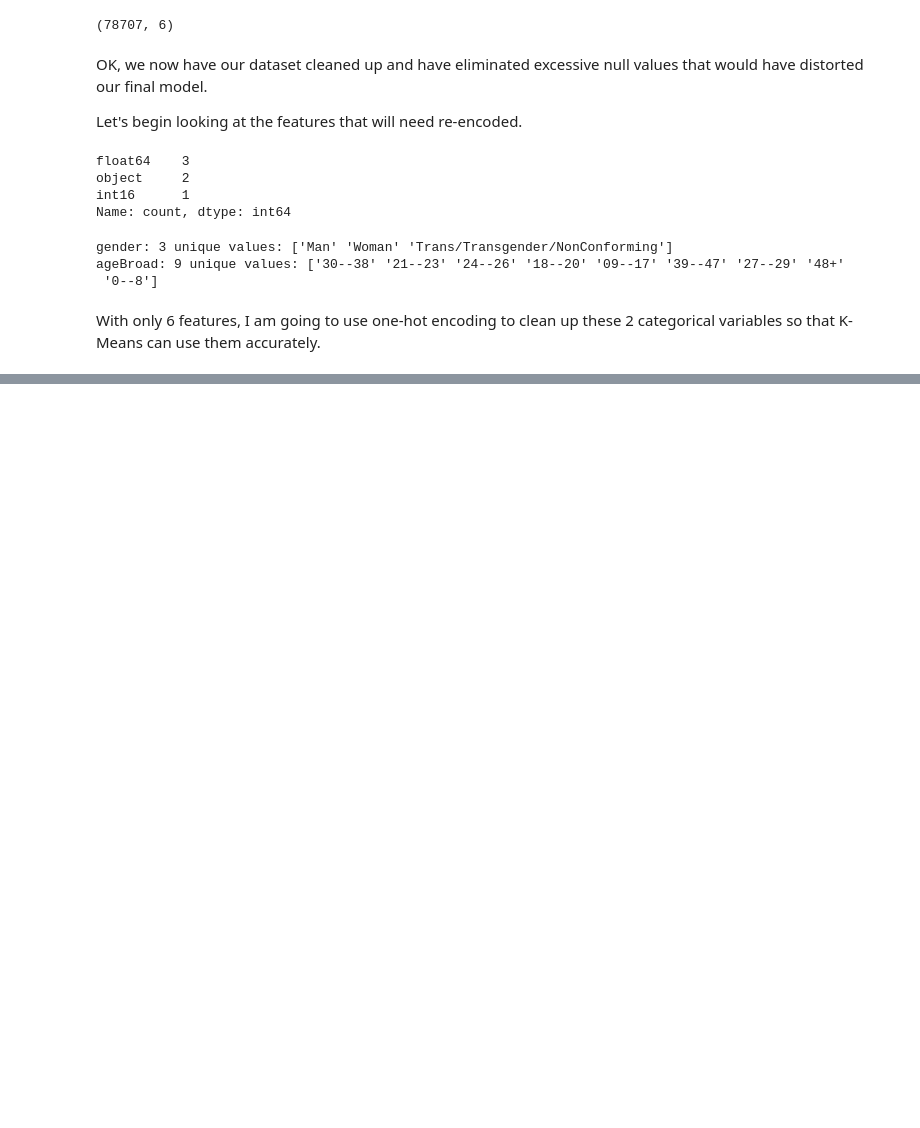
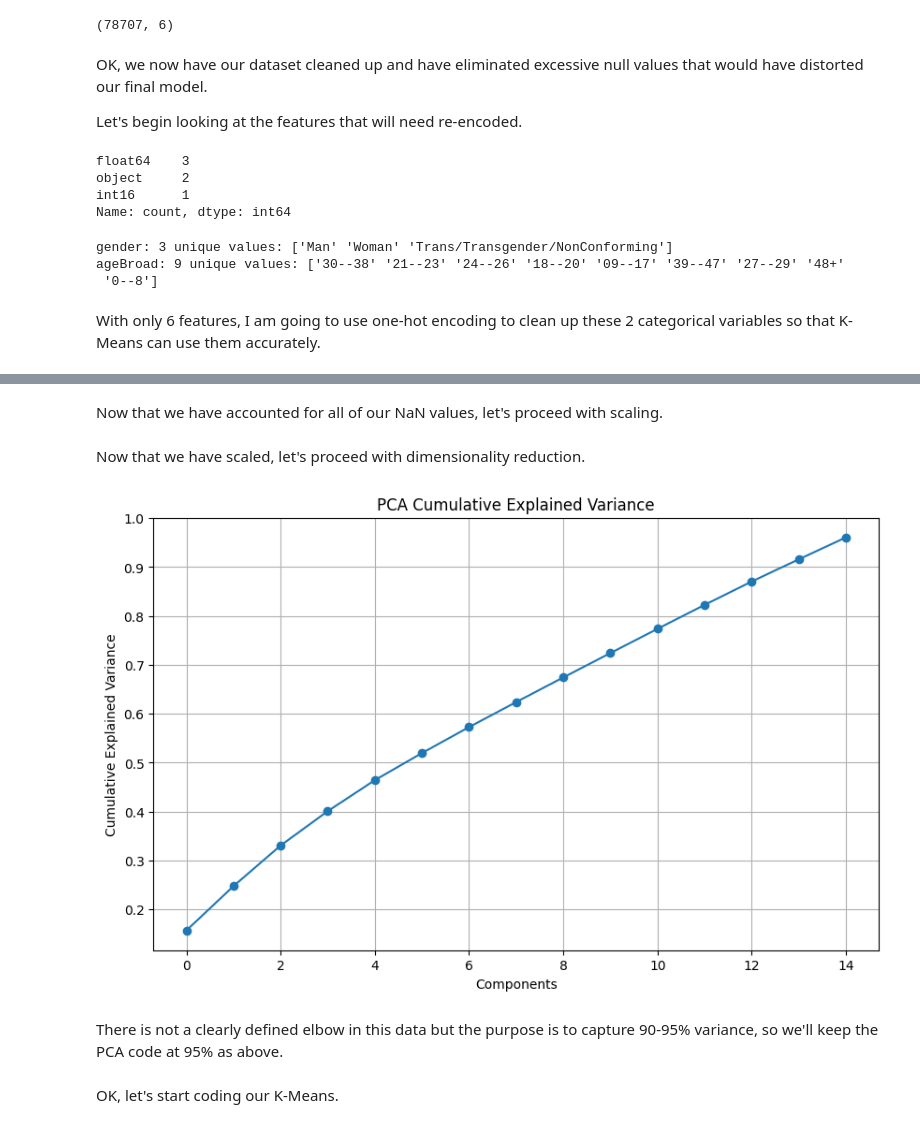
Before and after one commit to C-Shells/D502-Data-Analytics-Capstone, a Jupyter notebook: data_analysis.ipynb, the cells around one changed output, grey strips where cells are left out. Drawn from its saved outputs; the diff is of its cells as text; code cells hidden in the pictures; blank space fills up the shorter version.

Commit message:
Working on K-Means

```diff
--- a/data_analysis.ipynb
+++ b/data_analysis.ipynb
@@ -945,3 +948,15 @@ ageBroad: 9 unique values: ['30--38' '21--23' '24--26' '18--20' '09--17' '39--47
  '0--8']
 # %% [markdown]
 With only 6 features, I am going to use one-hot encoding to clean up these 2 categorical variables so that K-Means can use them accurately.
+# %%
+# One-Hot Encode categorical variables
+encoder = OneHotEncoder(sparse_output=False, handle_unknown='ignore')
+
+# Fit and transform the data
+encoded_data = encoder.fit_transform(df_ml[columns_categorical])
+
+# Create a DataFrame with the encoded data
+encoded_df = pd.DataFrame(encoded_data, columns=encoder.get_feature_names_out(columns_categorical), index=df_ml.index)
+
+# Concatenate the encoded columns back to the original dataframe and drop original categorical columns
+df_ml = pd.concat([df_ml.drop(columns=columns_categorical), encoded_df], axis=1)
@@ -947,0 +985,11 @@ With only 6 features, I am going to use one-hot encoding to clean up these 2 cat
+# %%
+# Add missing indicator columns for any remaining columns with missing data
+for col in df_ml.columns:
+    if df_ml[col].isna().sum() > 0:
+        df_ml[f"{col}_missing"] = df_ml[col].isna().astype(int)
+
+# Fill missing values with 0
+for col in df_ml.columns:
+    df_ml[col] = df_ml[col].fillna(0)
+
+df_ml.info()
@@ -947,0 +1014,31 @@ With only 6 features, I am going to use one-hot encoding to clean up these 2 cat
+# %% [markdown]
+Now that we have accounted for all of our NaN values, let's proceed with scaling.
+# %%
+# Standardize the data
+
+scaler = StandardScaler()
+df_ml[df_ml.columns] = scaler.fit_transform(df_ml[df_ml.columns])
+# %% [markdown]
+Now that we have scaled, let's proceed with dimensionality reduction.
+# %%
+# Perform PCA to reduce dimensionality
+pca = PCA(n_components=0.95)  # Retain 95% of variance
+pca_components = pca.fit_transform(df_ml)
+# %%
+# Investigate the variance accounted for by each principal component.
+
+expl_var = pca.explained_variance_ratio_
+
+plt.figure(figsize=(10,6))
+plt.plot(np.cumsum(expl_var), marker='o')
+plt.xlabel('Components')
+plt.ylabel('Cumulative Explained Variance')
+plt.title('PCA Cumulative Explained Variance')
+plt.grid(True)
+plt.show()
+# %% [output]
+[figure, added]
+# %% [markdown]
+There is not a clearly defined elbow in this data but the purpose is to capture 90-95% variance, so we'll keep the PCA code at 95% as above.
+# %% [markdown]
+OK, let's start coding our K-Means.
```
Also changed, not shown: parts of 9 cells of this notebook.
